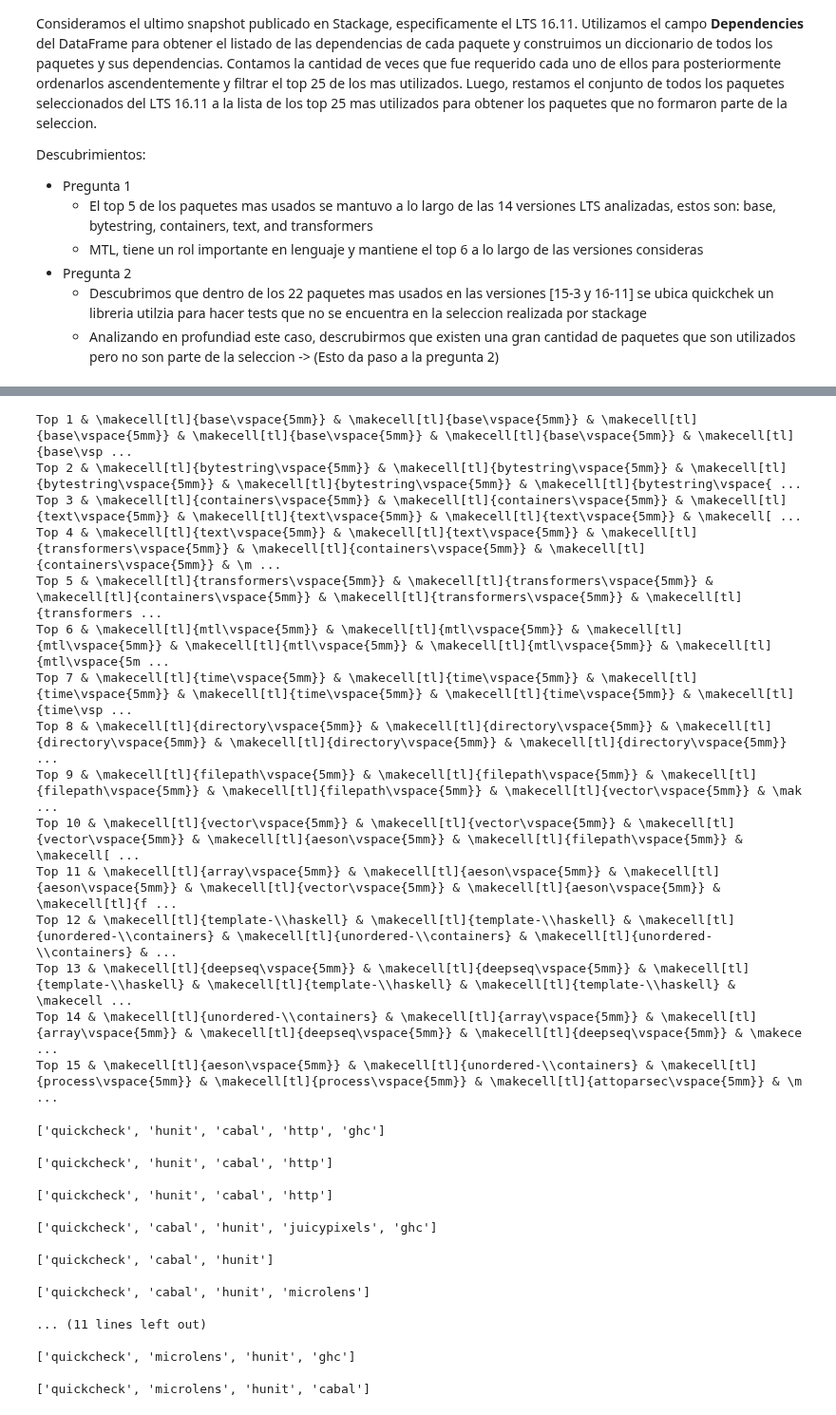
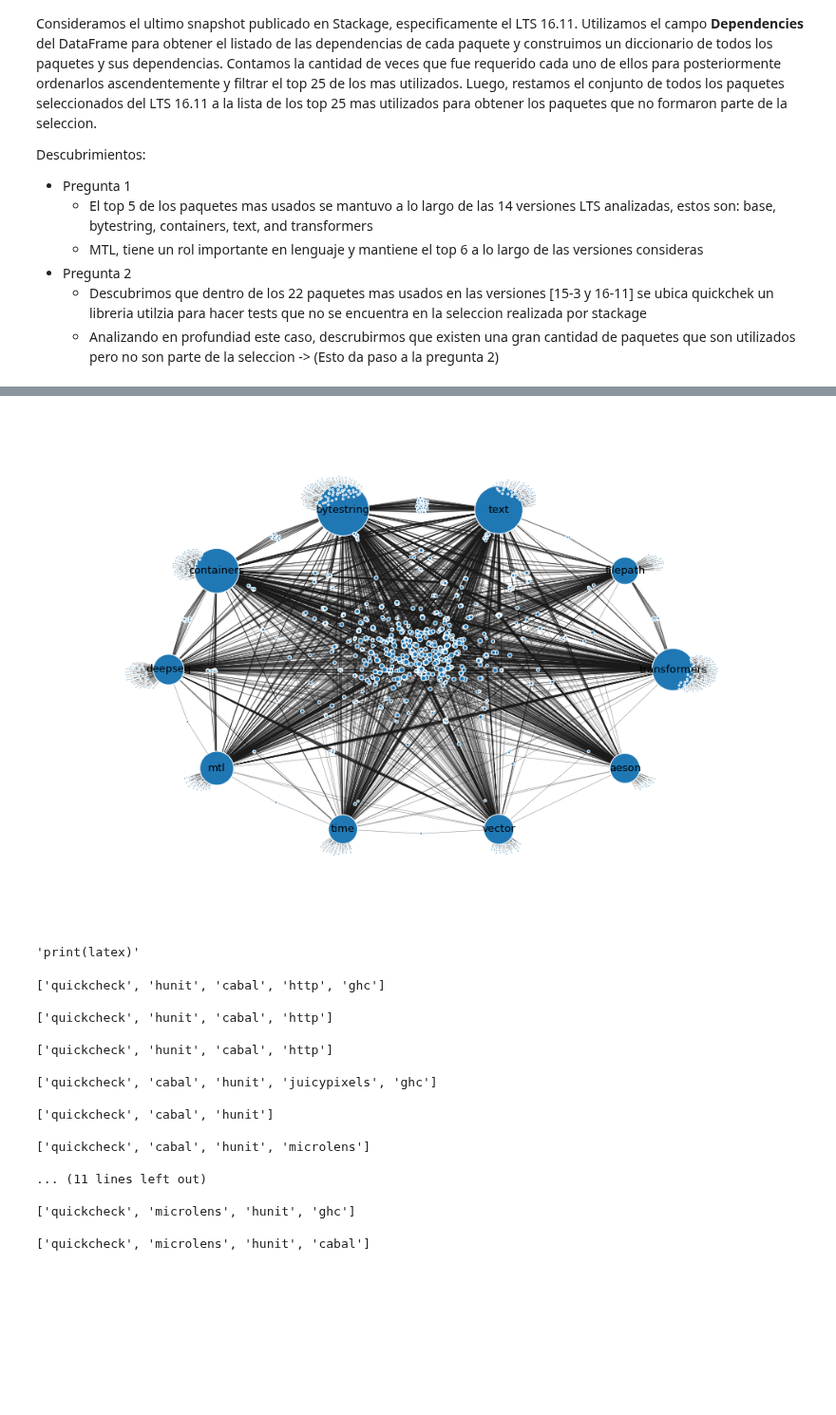
Before and after one commit to pragmaticslaboratory/stackage-evolution, a Jupyter notebook: notebooks/answers.ipynb, the cells around one changed output, grey strips where cells are left out. Shown at 95% size. Cells and saved outputs as stored; diff of their text form; code cells hidden in the pictures; blank space fills up the shorter version.

```diff
--- a/notebooks/answers.ipynb
+++ b/notebooks/answers.ipynb
@@ -469,0 +744,10 @@ for idx, lts in enumerate(lts_list):
+# %%
+plt.figure(figsize=(12,8))
+color = (0.1, 0.1, 0.1, 0.5)
+nx.draw(G,pos=pos,label=True, labels=labeldict,node_size=list(adjusted_node_size.values()),
+               edgecolors='white',width=0.5,edge_color=color)
+
+plt.savefig("../graphs/rq1.pdf", format='pdf', bbox_inches='tight')
+plt.show()
+# %% [output]
+[figure, added]
@@ -493,23 +779,9 @@ for j in range(0,15):
             latex = latex + pkg + ' & '
     top += 1
 
-print(latex)
+'''print(latex)'''
 # %% [output]
-Top 1 & \makecell[tl]{base\vspace{5mm}} & \makecell[tl]{base\vspace{5mm}} & \makecell[tl]{base\vspace{5mm}} & \makecell[tl]{base\vspace{5mm}} & \makecell[tl]{base\vspace{5mm}} & \makecell[tl]{base\vsp ...
-Top 2 & \makecell[tl]{bytestring\vspace{5mm}} & \makecell[tl]{bytestring\vspace{5mm}} & \makecell[tl]{bytestring\vspace{5mm}} & \makecell[tl]{bytestring\vspace{5mm}} & \makecell[tl]{bytestring\vspace{ ...
-Top 3 & \makecell[tl]{containers\vspace{5mm}} & \makecell[tl]{containers\vspace{5mm}} & \makecell[tl]{text\vspace{5mm}} & \makecell[tl]{text\vspace{5mm}} & \makecell[tl]{text\vspace{5mm}} & \makecell[ ...
-Top 4 & \makecell[tl]{text\vspace{5mm}} & \makecell[tl]{text\vspace{5mm}} & \makecell[tl]{transformers\vspace{5mm}} & \makecell[tl]{containers\vspace{5mm}} & \makecell[tl]{containers\vspace{5mm}} & \m ...
-Top 5 & \makecell[tl]{transformers\vspace{5mm}} & \makecell[tl]{transformers\vspace{5mm}} & \makecell[tl]{containers\vspace{5mm}} & \makecell[tl]{transformers\vspace{5mm}} & \makecell[tl]{transformers ...
-Top 6 & \makecell[tl]{mtl\vspace{5mm}} & \makecell[tl]{mtl\vspace{5mm}} & \makecell[tl]{mtl\vspace{5mm}} & \makecell[tl]{mtl\vspace{5mm}} & \makecell[tl]{mtl\vspace{5mm}} & \makecell[tl]{mtl\vspace{5m ...
-Top 7 & \makecell[tl]{time\vspace{5mm}} & \makecell[tl]{time\vspace{5mm}} & \makecell[tl]{time\vspace{5mm}} & \makecell[tl]{time\vspace{5mm}} & \makecell[tl]{time\vspace{5mm}} & \makecell[tl]{time\vsp ...
-Top 8 & \makecell[tl]{directory\vspace{5mm}} & \makecell[tl]{directory\vspace{5mm}} & \makecell[tl]{directory\vspace{5mm}} & \makecell[tl]{directory\vspace{5mm}} & \makecell[tl]{directory\vspace{5mm}} ...
-Top 9 & \makecell[tl]{filepath\vspace{5mm}} & \makecell[tl]{filepath\vspace{5mm}} & \makecell[tl]{filepath\vspace{5mm}} & \makecell[tl]{filepath\vspace{5mm}} & \makecell[tl]{vector\vspace{5mm}} & \mak ...
-Top 10 & \makecell[tl]{vector\vspace{5mm}} & \makecell[tl]{vector\vspace{5mm}} & \makecell[tl]{vector\vspace{5mm}} & \makecell[tl]{aeson\vspace{5mm}} & \makecell[tl]{filepath\vspace{5mm}} & \makecell[ ...
-Top 11 & \makecell[tl]{array\vspace{5mm}} & \makecell[tl]{aeson\vspace{5mm}} & \makecell[tl]{aeson\vspace{5mm}} & \makecell[tl]{vector\vspace{5mm}} & \makecell[tl]{aeson\vspace{5mm}} & \makecell[tl]{f ...
-Top 12 & \makecell[tl]{template-\\haskell} & \makecell[tl]{template-\\haskell} & \makecell[tl]{unordered-\\containers} & \makecell[tl]{unordered-\\containers} & \makecell[tl]{unordered-\\containers} & ...
-Top 13 & \makecell[tl]{deepseq\vspace{5mm}} & \makecell[tl]{deepseq\vspace{5mm}} & \makecell[tl]{template-\\haskell} & \makecell[tl]{template-\\haskell} & \makecell[tl]{template-\\haskell} & \makecell ...
-Top 14 & \makecell[tl]{unordered-\\containers} & \makecell[tl]{array\vspace{5mm}} & \makecell[tl]{array\vspace{5mm}} & \makecell[tl]{deepseq\vspace{5mm}} & \makecell[tl]{deepseq\vspace{5mm}} & \makece ...
-Top 15 & \makecell[tl]{aeson\vspace{5mm}} & \makecell[tl]{unordered-\\containers} & \makecell[tl]{process\vspace{5mm}} & \makecell[tl]{process\vspace{5mm}} & \makecell[tl]{attoparsec\vspace{5mm}} & \m ...
+'print(latex)'
 # %%
 for idx in range(0,14):
     pkgs_usage_count = get_pkgs_usage_count(df_list[idx])
```
Also changed, not shown: parts of 34 cells of this notebook, 25 other files.
